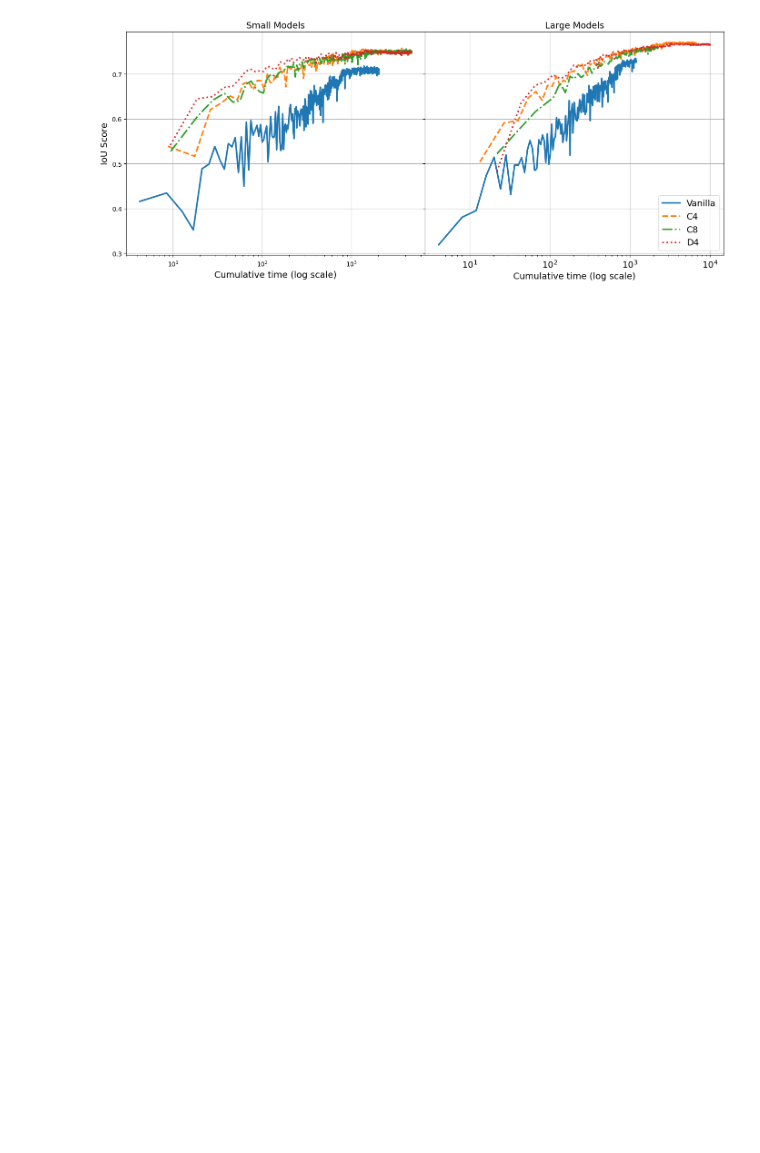
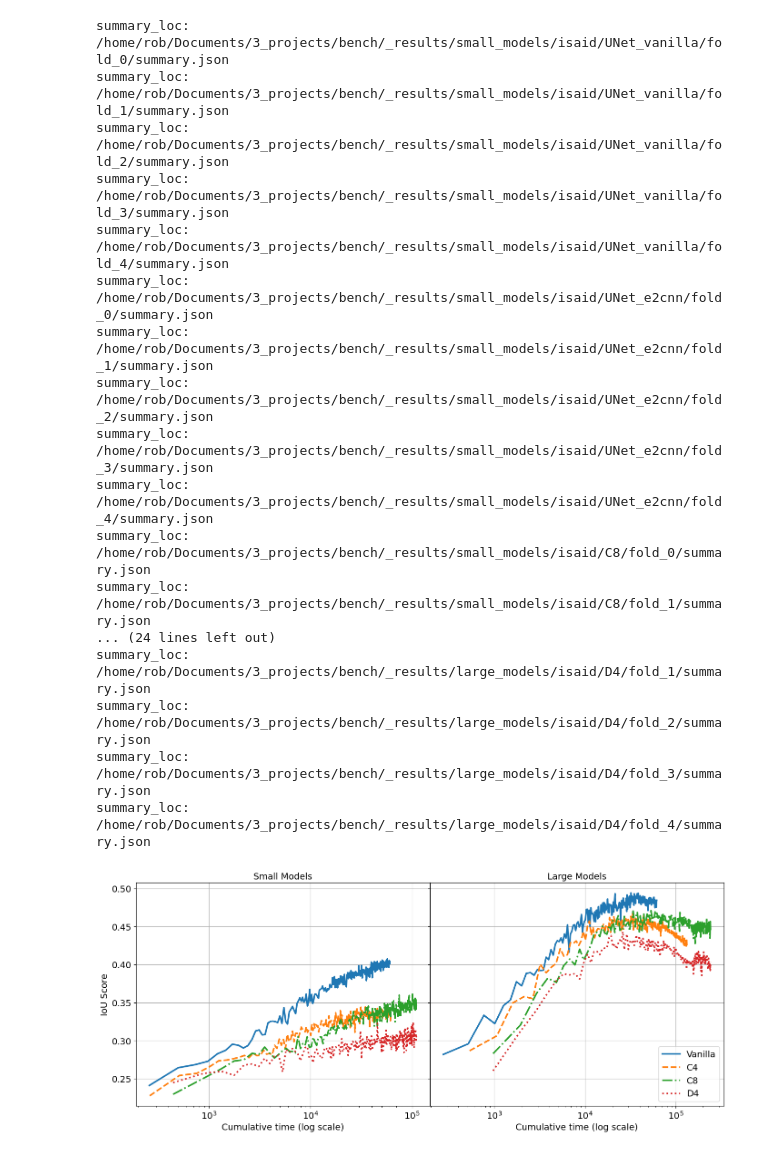
Before and after one commit to RobGhys/seg-equi-architectures, a Jupyter notebook: src/Benchmarks/analysis/step_3-visu_combined_plots.ipynb, the cells around one changed output. Drawn from its saved outputs; the diff is of its cells as text; code cells hidden in the pictures; blank space fills up the shorter version.

```diff
--- a/src/Benchmarks/analysis/step_3-visu_combined_plots.ipynb
+++ b/src/Benchmarks/analysis/step_3-visu_combined_plots.ipynb
@@ -39,13 +39,15 @@ def load_model_data(model_names, folds, dataset_name, model_size):
         for fold in folds:
             metric_time_dict[fold] = {}
             summary_loc = build_path(dataset_name, model_name, fold, model_size)
+            print(f'summary_loc: {summary_loc}')
             with open(summary_loc) as file:
                 data = json.load(file)
 
             # Extract performance and time data
-            data = data.get('test', {})
-            perf_list = data[perf_metric]
-            time_list = data['time']
+            data_test = data.get('test', {})
+            data_train = data.get('train', {})
+            perf_list = data_test[perf_metric]
+            time_list = data_train['time']
 
             metric_time_dict[fold]['perf'] = perf_list
             metric_time_dict[fold]['time'] = time_list
@@ -61,8 +63,8 @@ model_names = ["UNet_vanilla", "UNet_e2cnn", "C8", "D4"]
 folds = [f'fold_{i}' for i in range(5)]
 #dataset_name = "kvasir"
 #dataset_name = "NucleiSeg"
-dataset_name = "URDE"
-#dataset_name = "isaid"
+#dataset_name = "URDE"
+dataset_name = "isaid"
 #dataset_name = "coco"
 
 perf_metric = 'IoU_score'
@@ -113,31 +115,52 @@ for i, model_name in enumerate(model_names):
 
     # For large models
     avg_perf_large = averages_large[model_name]['avg_perf']
     cumulative_time_large = averages_large[model_name]['cumulative_time']
     ax2.plot(cumulative_time_large, avg_perf_large, label=display_name,
              linestyle=linestyle, linewidth=2.5, marker=None)
 
 # Configure the plots
 ax1.set_xlabel('Cumulative time (log scale)', fontsize=selected_font_size)
 ax1.set_ylabel(perf_metric_name, fontsize=selected_font_size)
 ax1.set_xscale('log')
 ax1.grid(True)
 ax1.set_title('Small Models', fontsize=selected_font_size)
 
 ax2.set_xlabel('Cumulative time (log scale)', fontsize=selected_font_size)
 ax2.set_xscale('log')
 ax2.grid(True)
 ax2.set_title('Large Models', fontsize=selected_font_size)
 
+for ax in [ax1, ax2]:
+    ax.tick_params(axis='both', which='major', labelsize=selected_font_size)
+    ax.tick_params(axis='both', which='minor', labelsize=selected_font_size)
+
 plt.xticks(fontsize=selected_font_size)
 plt.yticks(fontsize=selected_font_size)
 plt.legend(loc="lower right", fontsize=selected_font_size)
 
 plt.tight_layout()
 
 output_pdf = os.path.join(output_dir_base_path, f'{dataset_name}_small_large_comparison.pdf')
 plt.savefig(output_pdf, format='pdf')
 
 plt.show()
 # %% [output]
+summary_loc: /home/rob/Documents/3_projects/bench/_results/small_models/isaid/UNet_vanilla/fold_0/summary.json
+summary_loc: /home/rob/Documents/3_projects/bench/_results/small_models/isaid/UNet_vanilla/fold_1/summary.json
+summary_loc: /home/rob/Documents/3_projects/bench/_results/small_models/isaid/UNet_vanilla/fold_2/summary.json
+summary_loc: /home/rob/Documents/3_projects/bench/_results/small_models/isaid/UNet_vanilla/fold_3/summary.json
+summary_loc: /home/rob/Documents/3_projects/bench/_results/small_models/isaid/UNet_vanilla/fold_4/summary.json
+summary_loc: /home/rob/Documents/3_projects/bench/_results/small_models/isaid/UNet_e2cnn/fold_0/summary.json
+summary_loc: /home/rob/Documents/3_projects/bench/_results/small_models/isaid/UNet_e2cnn/fold_1/summary.json
+summary_loc: /home/rob/Documents/3_projects/bench/_results/small_models/isaid/UNet_e2cnn/fold_2/summary.json
+summary_loc: /home/rob/Documents/3_projects/bench/_results/small_models/isaid/UNet_e2cnn/fold_3/summary.json
+summary_loc: /home/rob/Documents/3_projects/bench/_results/small_models/isaid/UNet_e2cnn/fold_4/summary.json
+summary_loc: /home/rob/Documents/3_projects/bench/_results/small_models/isaid/C8/fold_0/summary.json
+summary_loc: /home/rob/Documents/3_projects/bench/_results/small_models/isaid/C8/fold_1/summary.json
+... (24 lines left out)
+summary_loc: /home/rob/Documents/3_projects/bench/_results/large_models/isaid/D4/fold_1/summary.json
+summary_loc: /home/rob/Documents/3_projects/bench/_results/large_models/isaid/D4/fold_2/summary.json
+summary_loc: /home/rob/Documents/3_projects/bench/_results/large_models/isaid/D4/fold_3/summary.json
+summary_loc: /home/rob/Documents/3_projects/bench/_results/large_models/isaid/D4/fold_4/summary.json
-[figure, old version]
+[figure, new version]
```
Also changed, not shown: 12 other files.
